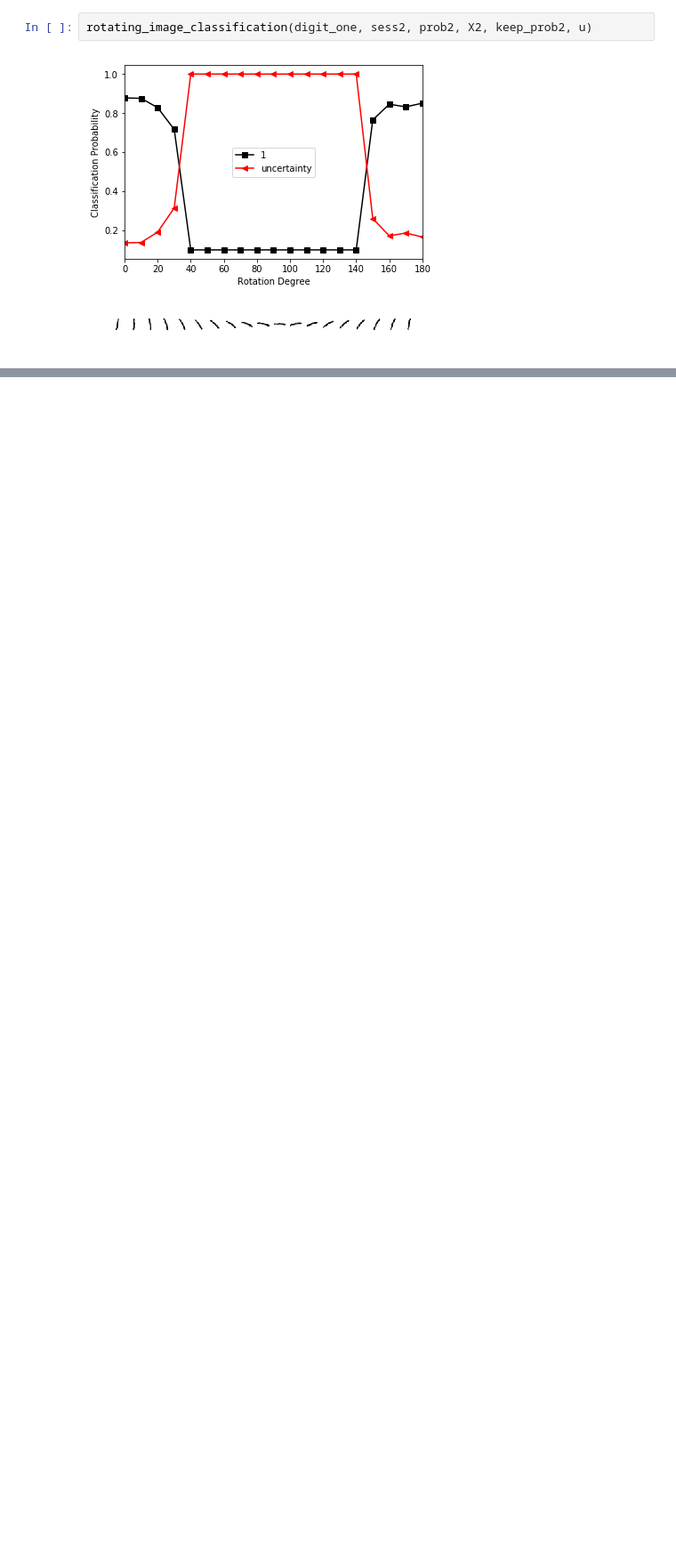
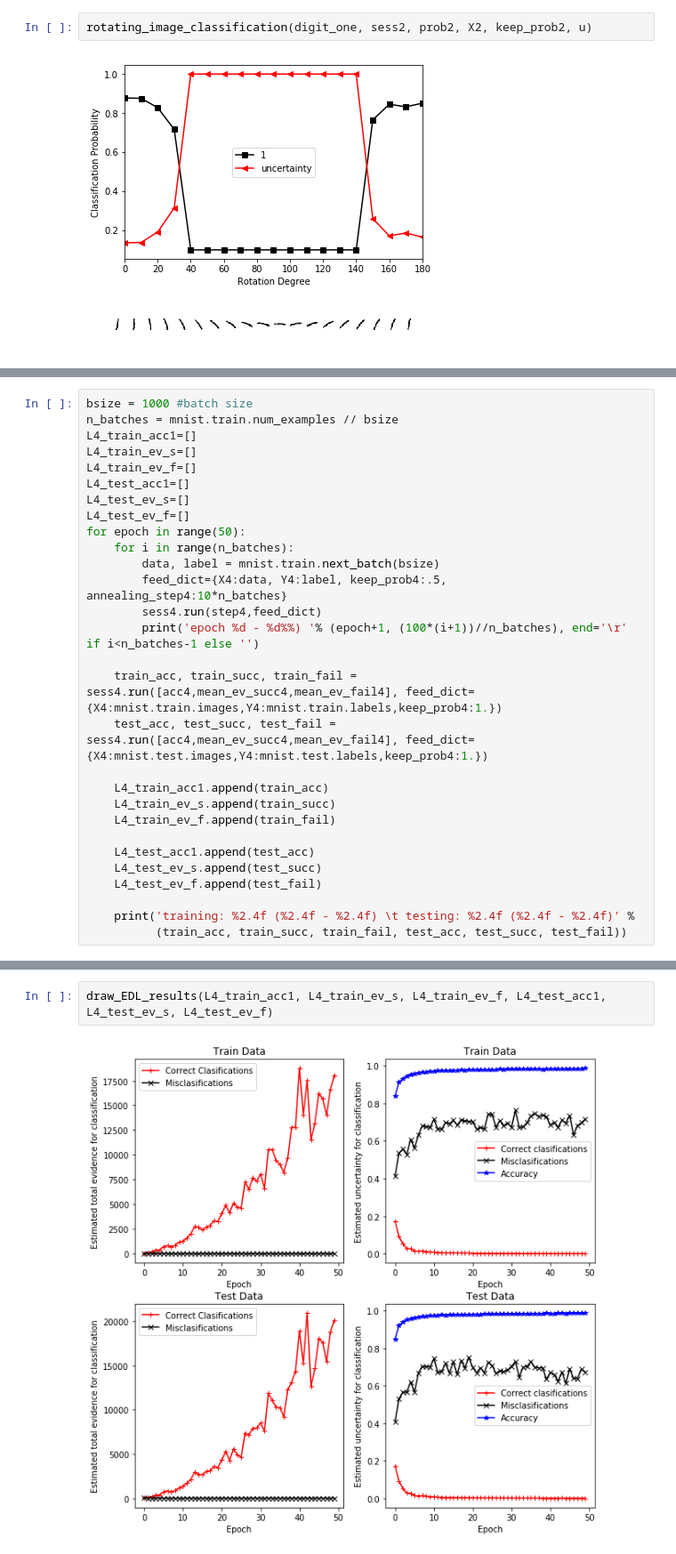
Before and after one commit to muratsensoy/muratsensoy.github.io, a Jupyter notebook: uncertainty.ipynb, the cells around one changed output, grey strips where cells are left out. Shown: that part at 89% size. Saved outputs shown, nothing was run; the diff lists cells and outputs as text; blank space fills up the shorter version.

```diff
--- a/uncertainty.ipynb
+++ b/uncertainty.ipynb
@@ -383,0 +482,29 @@ rotating_image_classification(digit_one, sess2, prob2, X2, keep_prob2, u)
+# %%
+bsize = 1000 #batch size
+n_batches = mnist.train.num_examples // bsize
+L4_train_acc1=[]
+L4_train_ev_s=[]
+L4_train_ev_f=[]
+L4_test_acc1=[]
+L4_test_ev_s=[]
+L4_test_ev_f=[]
+for epoch in range(50):
+    for i in range(n_batches):
+        data, label = mnist.train.next_batch(bsize)
+        feed_dict={X4:data, Y4:label, keep_prob4:.5, annealing_step4:10*n_batches}
+        sess4.run(step4,feed_dict)
+        print('epoch %d - %d%%) '% (epoch+1, (100*(i+1))//n_batches), end='\r' if i<n_batches-1 else '')
+
+    train_acc, train_succ, train_fail = sess4.run([acc4,mean_ev_succ4,mean_ev_fail4], feed_dict={X4:mnist.train.images,Y4:mnist.train.labels,keep_prob4:1.})
+    test_acc, test_succ, test_fail = sess4.run([acc4,mean_ev_succ4,mean_ev_fail4], feed_dict={X4:mnist.test.images,Y4:mnist.test.labels,keep_prob4:1.})
+
+    L4_train_acc1.append(train_acc)
+    L4_train_ev_s.append(train_succ)
+    L4_train_ev_f.append(train_fail)
+
+    L4_test_acc1.append(test_acc)
+    L4_test_ev_s.append(test_succ)
+    L4_test_ev_f.append(test_fail)
+
+    print('training: %2.4f (%2.4f - %2.4f) \t testing: %2.4f (%2.4f - %2.4f)' %
+          (train_acc, train_succ, train_fail, test_acc, test_succ, test_fail))
@@ -383,0 +529,4 @@ rotating_image_classification(digit_one, sess2, prob2, X2, keep_prob2, u)
+# %%
+draw_EDL_results(L4_train_acc1, L4_train_ev_s, L4_train_ev_f, L4_test_acc1, L4_test_ev_s, L4_test_ev_f)
+# %% [output]
+[figure, added]
```
Also changed, not shown: parts of 24 cells of this notebook, 1 other file.
